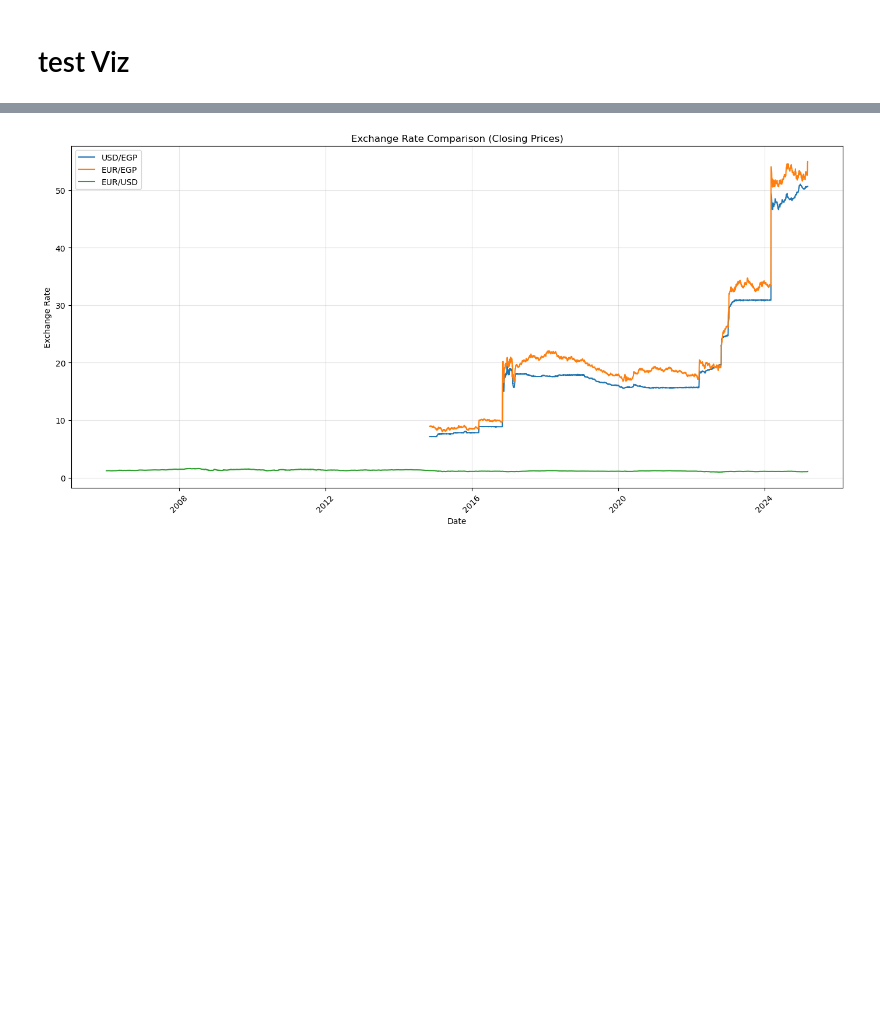
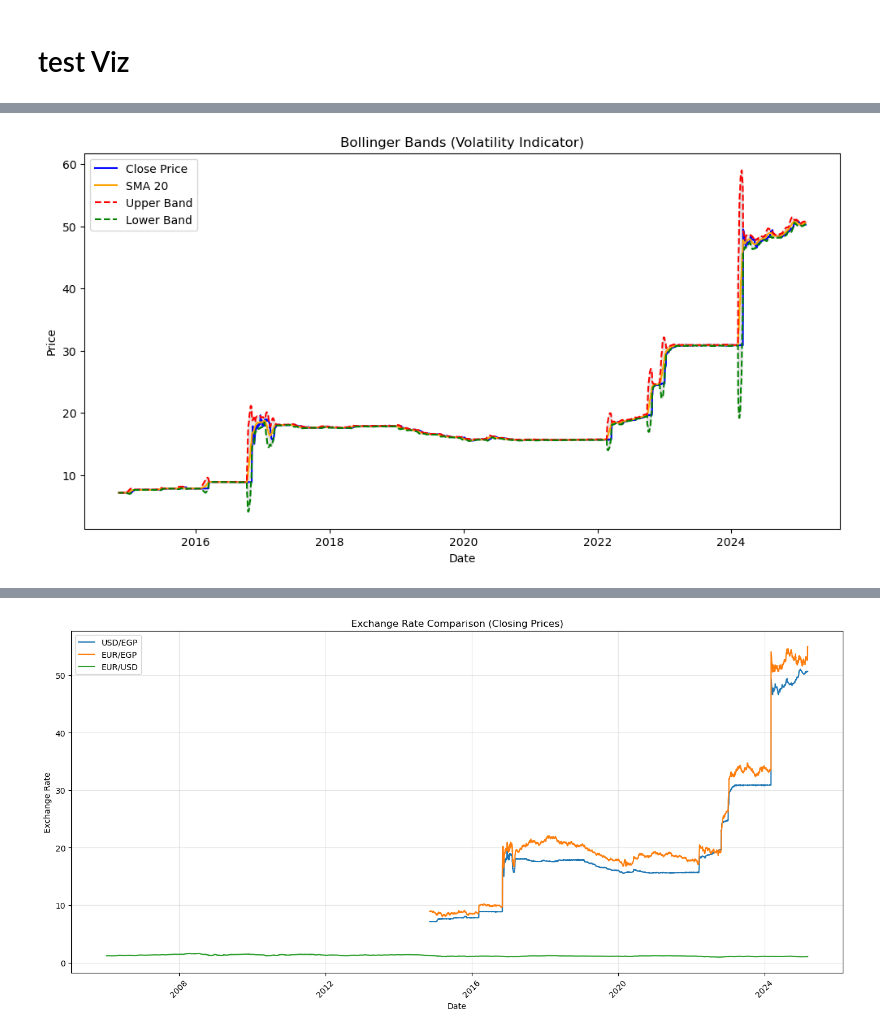
Before and after one commit to Anwaribra/Real-time-Forex-Data-Pipeline, a Jupyter notebook: data_cleaning.ipynb, the cells around one changed output, grey strips where cells are left out. Saved outputs shown, nothing was run; the diff lists cells and outputs as text; code cells hidden in the pictures; blank space fills up the shorter version.

```diff
--- a/data_cleaning.ipynb
+++ b/data_cleaning.ipynb
@@ -51,0 +339,14 @@ eur_usd = pd.read_csv(f"{data_folder}/historical_EUR_USD.csv", index_col="Date",
+# %%
+plt.figure(figsize=(12,6))
+plt.plot(usd_egp['Date'], usd_egp['Close'], label='Close Price', color='blue')
+plt.plot(usd_egp['Date'], usd_egp['SMA_20'], label='SMA 20', color='orange')
+plt.plot(usd_egp['Date'], usd_egp['Upper_Band'], label='Upper Band', linestyle='dashed', color='red')
+plt.plot(usd_egp['Date'], usd_egp['Lower_Band'], label='Lower Band', linestyle='dashed', color='green')
+plt.fill_between(usd_egp['Date'], usd_egp['Upper_Band'], usd_egp['Lower_Band'], color='gray', alpha=0.2)
+plt.title('Bollinger Bands (Volatility Indicator)')
+plt.xlabel('Date')
+plt.ylabel('Price')
+plt.legend()
+plt.show()
+# %% [output]
+[figure, added]
```
Also changed, not shown: parts of 32 cells of this notebook.
